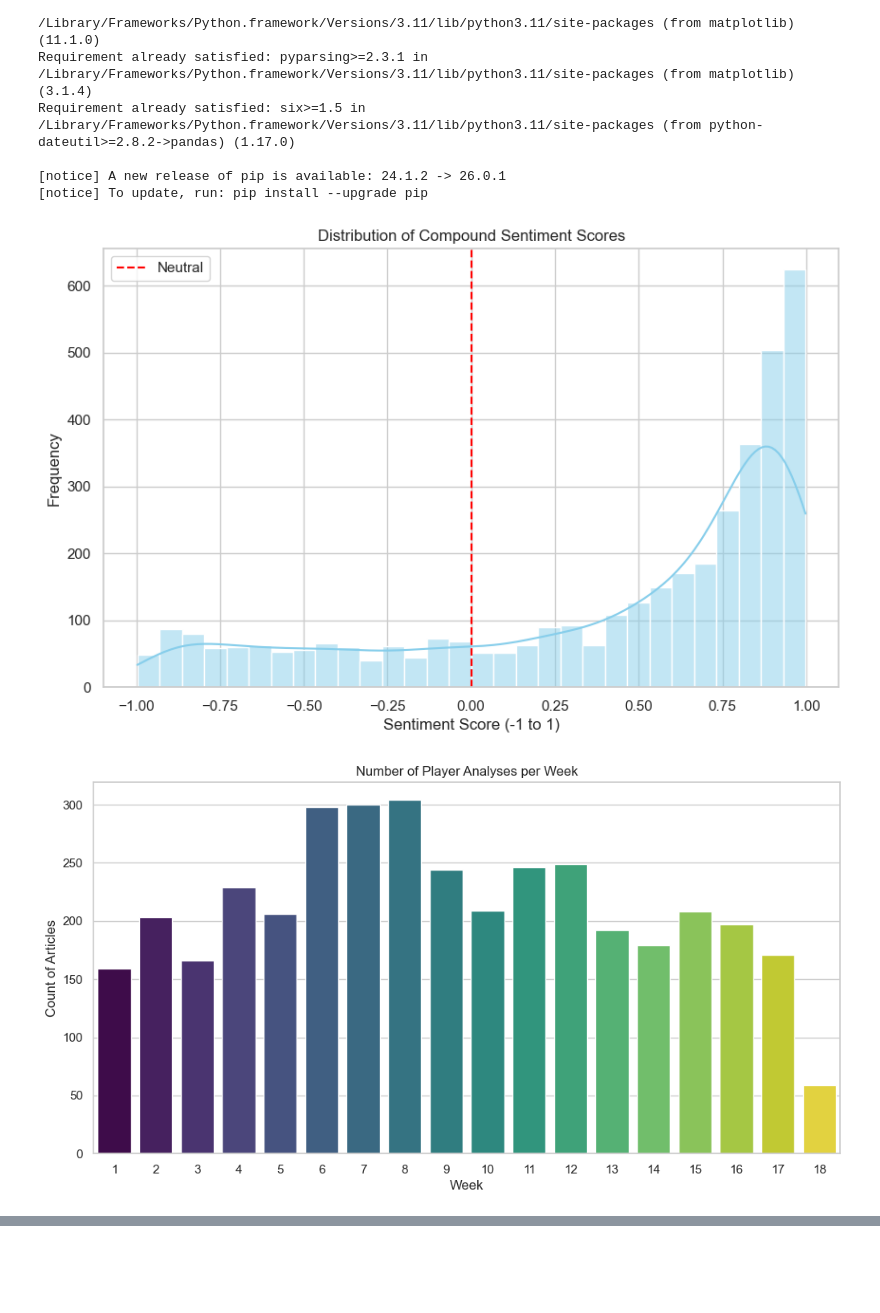
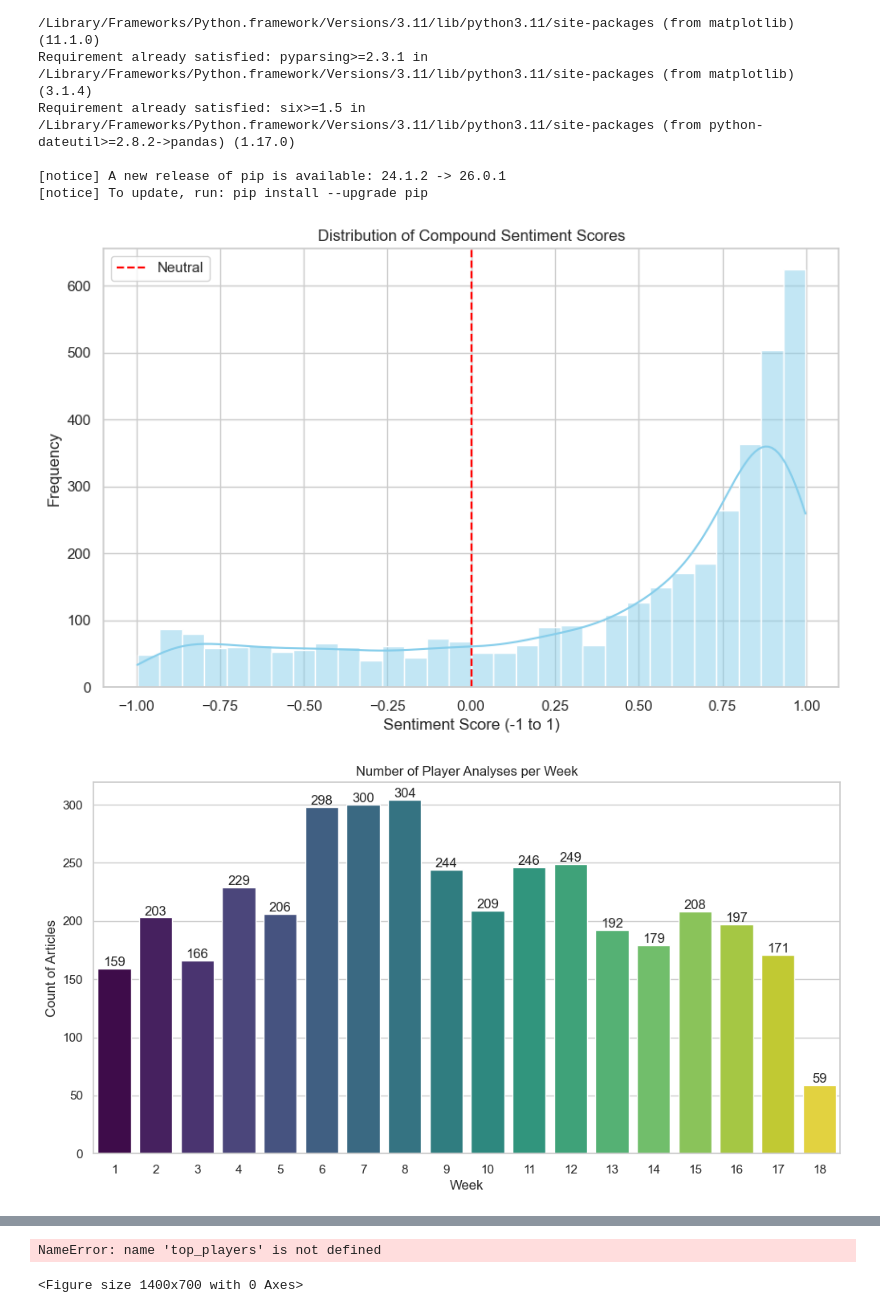
Before and after one commit to bowenslingluff/project-1-fantasy-football, a Jupyter notebook: eda.ipynb, the cells around one changed output, grey strips where cells are left out. Saved outputs shown, nothing was run; the diff lists cells and outputs as text; code cells hidden in the pictures; blank space fills up the shorter version.

Commit message:
plots again

```diff
--- a/eda.ipynb
+++ b/eda.ipynb
@@ -262,10 +262,13 @@ plt.show()
 # Goal: Check if coverage volume changes throughout the season.
 # ---------------------------------------------------------
 plt.figure(figsize=(12, 6))
-sns.countplot(data=df, x='week', palette='viridis', hue='week', legend=False)
+ax1 = sns.countplot(data=df, x='week', palette='viridis', hue='week', legend=False)
 plt.title('Number of Player Analyses per Week')
 plt.xlabel('Week')
 plt.ylabel('Count of Articles')
+
+for container in ax1.containers:
+    ax1.bar_label(container)
 plt.show()
 
 # ---------------------------------------------------------
@@ -273,33 +276,36 @@ plt.show()
 # Goal: See which positions get the most media attention.
 # ---------------------------------------------------------
 plt.figure(figsize=(10, 6))
-sns.countplot(data=df, x='position', order=df['position'].value_counts().index, palette='magma', hue='position', legend=False)
+ax2 = sns.countplot(data=df, x='position', order=df['position'].value_counts().index, palette='magma', hue='position', legend=False)
 plt.title('Number of Analyses by Position')
 plt.xlabel('Position')
 plt.ylabel('Count')
+
+for container in ax2.containers:
+    ax2.bar_label(container)
 plt.show()
 
 # ---------------------------------------------------------
 # Plot 5: Sentiment Distribution by Position (Box Plot)
 # Goal: Are analysts biased toward certain positions (e.g., do they hype QBs more than TEs?)
 # ---------------------------------------------------------
 plt.figure(figsize=(12, 6))
 sns.boxplot(data=df, x='position', y='sentiment_compound', palette='Set2', hue='position', legend=False)
 plt.title('Range of Sentiment Scores by Position')
 plt.xlabel('Position')
 plt.ylabel('Sentiment Score')
 plt.show()
 
 plt.figure(figsize=(14, 7))
 # Filter data for these players
 top_players_df = df[df['player_name'].isin(top_players)]
 
 sns.lineplot(data=top_players_df, x='week', y='sentiment_compound', hue='player_name', marker='o')
 plt.title('Weekly Sentiment Trend for Top 5 Most Mentioned Players')
 plt.xlabel('Week')
 plt.ylabel('Average Sentiment Score')
 plt.legend(title='Player')
 plt.show()
 # %% [output]
 [figure]
-[figure, old version]
+[figure, new version]
@@ -308,0 +314,2 @@ plt.show()
+NameError: name 'top_players' is not defined
+<Figure size 1400x700 with 0 Axes>
```
Also changed, not shown: parts of 1 cell of this notebook.
